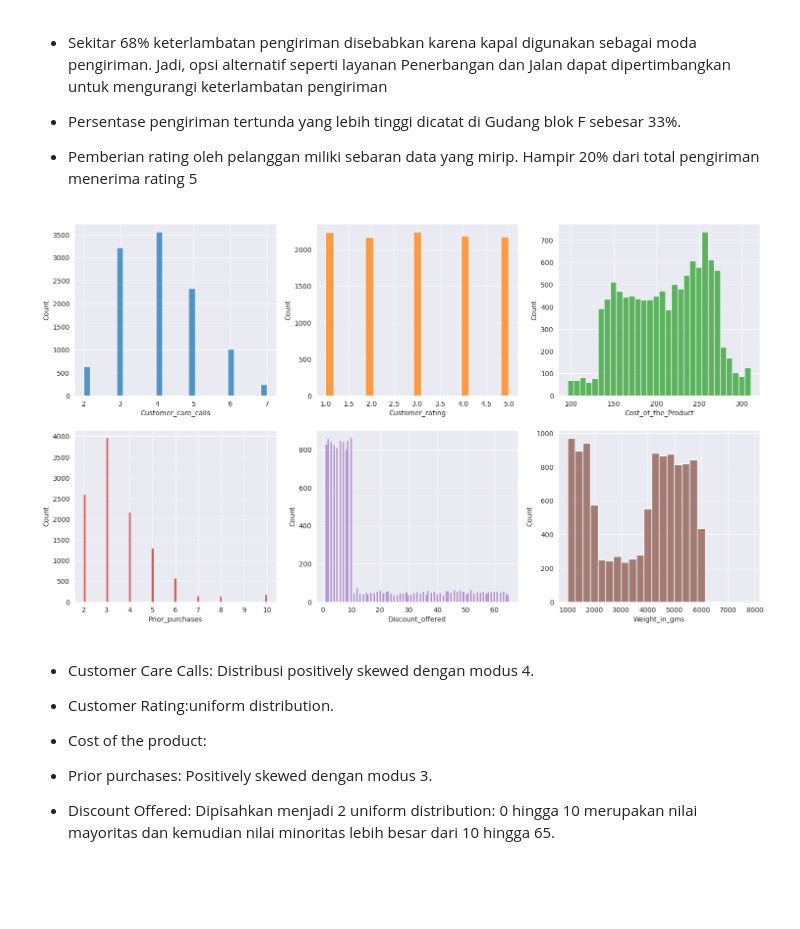
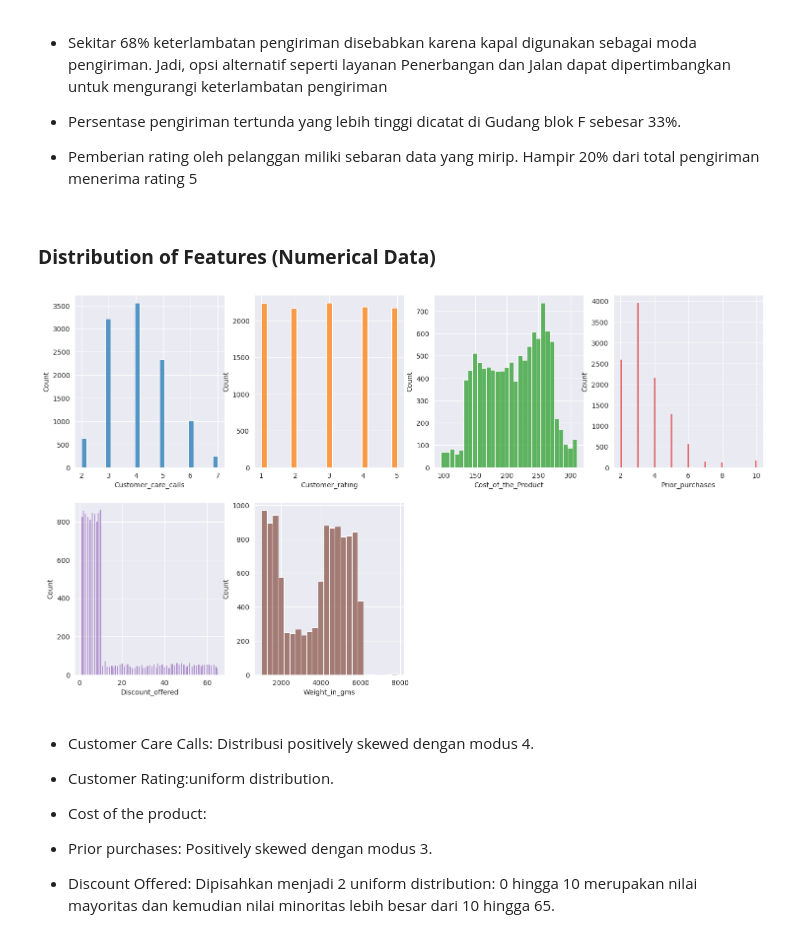
Before and after one commit to salsmardhiyah/EcommerceShippingData, a Jupyter notebook: Miracle7_Stage_1_Exploratory_Data_Analysis.ipynb, the cells around one changed output. Saved outputs shown, nothing was run; the diff lists cells and outputs as text; code cells hidden in the pictures; blank space fills up the shorter version.

```diff
--- a/Miracle7_Stage_1_Exploratory_Data_Analysis.ipynb
+++ b/Miracle7_Stage_1_Exploratory_Data_Analysis.ipynb
@@ -158,20 +166,22 @@ plt.show()
 - Persentase pengiriman tertunda yang lebih tinggi dicatat di Gudang blok F sebesar 33%.
 
 - Pemberian rating oleh pelanggan miliki sebaran data yang mirip. Hampir 20% dari total pengiriman menerima rating 5
+# %% [markdown]
+### **Distribution of Features (Numerical Data)**
 # %%
 # Display value distributions
 plt.figure(figsize=(18, 10))
 
 num_features = df.select_dtypes('number').drop('Reached.on.Time_Y.N', axis=1).columns.values
 
 for i, num in enumerate(num_features):
 
-    plt.subplot(2, 3, i+1)
+    plt.subplot(2, 4, i+1)
     sns.histplot(df[num], color=pal[i])
 
 plt.show()
 # %% [output]
-[figure, old version]
+[figure, new version]
 # %% [markdown]
 - Customer Care Calls: Distribusi positively skewed dengan modus 4.
 
```
Also changed, not shown: parts of 48 cells of this notebook.
